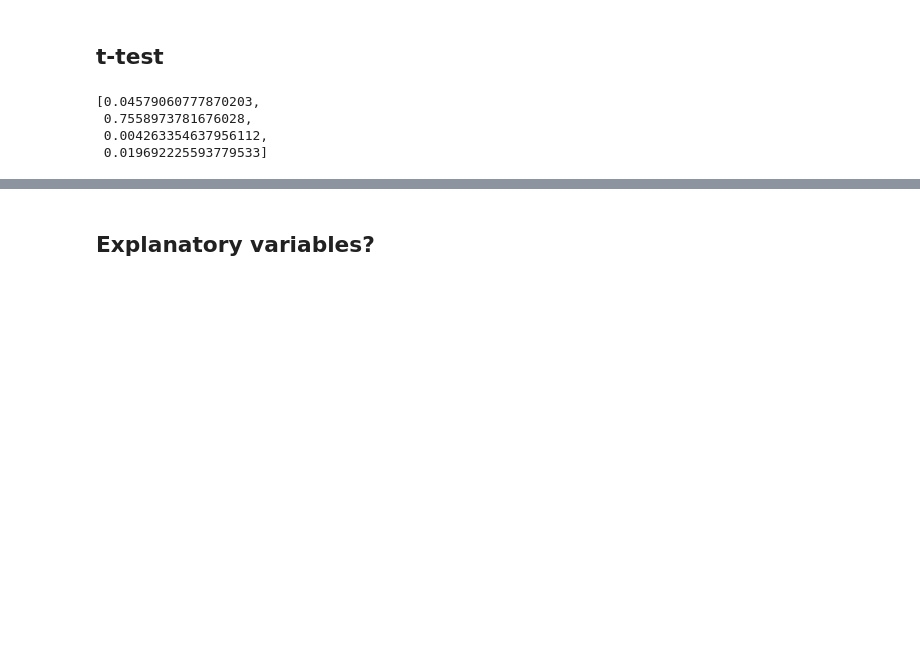
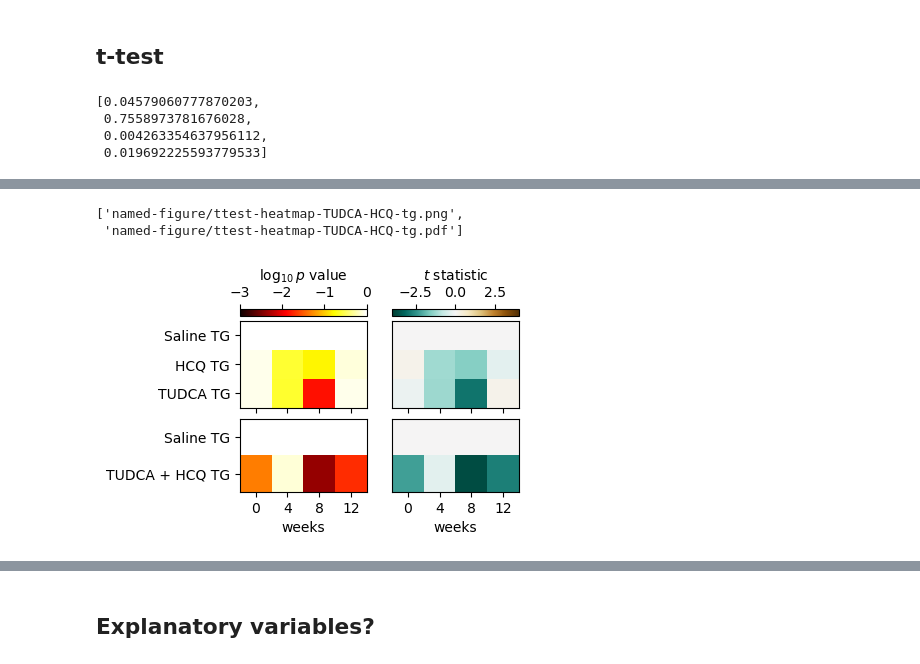
Before and after one commit to attilagk/CTNS-notebook, a Jupyter notebook: 2024-05-20-nfl-modeling/2024-05-20-nfl-modeling.ipynb, the cells around one changed output, grey strips where cells are left out. Drawn from its saved outputs; the diff is of its cells as text; code cells hidden in the pictures; blank space fills up the shorter version.

```diff
--- a/2024-05-20-nfl-modeling/2024-05-20-nfl-modeling.ipynb
+++ b/2024-05-20-nfl-modeling/2024-05-20-nfl-modeling.ipynb
@@ -355 +348,12 @@ IndexError: too many indices for array: array is 1-dimensional, but 2 were index
+# %%
+resl = [
+    ttest_array(dataw_CO28152, tg=True, reftreatment='Saline TG').loc[['Saline TG', 'HCQ TG', 'TUDCA TG']],
+    ttest_array(dataw_CO28154, tg=True, reftreatment='Saline TG').loc[:'TUDCA + HCQ TG'],
+]
+fig, ax = ttest_heatmap(resl, hspace_denom=40)
+attila_utils.savefig(fig, 'ttest-heatmap-TUDCA-HCQ-tg')
+# %% [output]
+['named-figure/ttest-heatmap-TUDCA-HCQ-tg.png',
+ 'named-figure/ttest-heatmap-TUDCA-HCQ-tg.pdf']
+[figure, added]
 # %%
```
Also changed, not shown: parts of 36 cells of this notebook, 1 other file.
